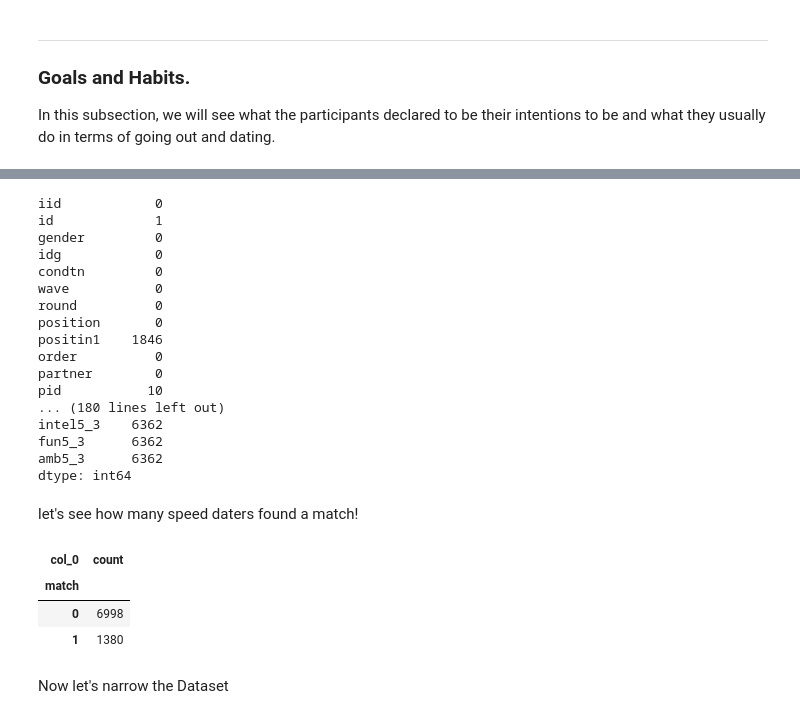
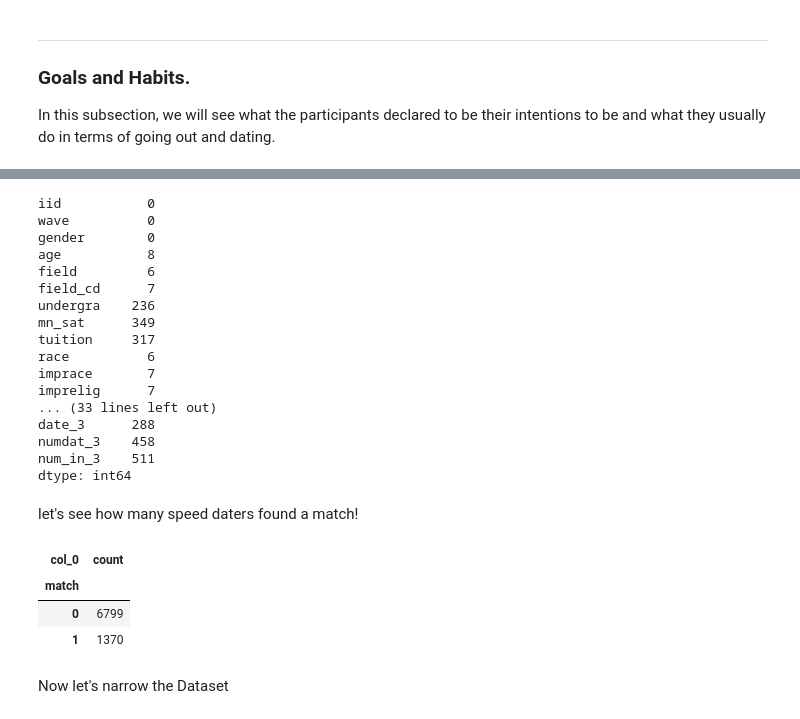
Before and after one commit to Swellisgood/data-virtuoso-python, a Jupyter notebook: speed-dating/01-Project_speed_dating.ipynb, the cells around one changed output, grey strips where cells are left out. Saved outputs shown, nothing was run; the diff lists cells and outputs as text; code cells hidden in the pictures.

```diff
--- a/speed-dating/01-Project_speed_dating.ipynb
+++ b/speed-dating/01-Project_speed_dating.ipynb
@@ -173,33 +178,33 @@ for i in ax.patches:
 # %%
-df.isnull().sum()
+speed_dating_df.isnull().sum()
 # %% [output]
-iid            0
-id             1
-gender         0
-idg            0
-condtn         0
-wave           0
-round          0
-position       0
-positin1    1846
-order          0
-partner        0
-pid           10
-... (180 lines left out)
-intel5_3    6362
-fun5_3      6362
-amb5_3      6362
+iid           0
+wave          0
+gender        0
+age           8
+field         6
+field_cd      7
+undergra    236
+mn_sat      349
+tuition     317
+race          6
+imprace       7
+imprelig      7
+... (33 lines left out)
+date_3      288
+numdat_3    458
+num_in_3    511
 dtype: int64
 # %% [markdown]
  let's see how many speed daters found a match!
 # %%
 
-pd.crosstab(index=df['match'],columns="count")
+pd.crosstab(index=speed_dating_df1['match'],columns="count")
 # %% [output]
 | col_0 | count |
 | match |  |
-| 0 | 6998 |
-| 1 | 1380 |
+| 0 | 6799 |
+| 1 | 1370 |
 # %% [markdown]
 Now let's narrow the Dataset
 # %%
```
Also changed, not shown: parts of 7 cells of this notebook.
